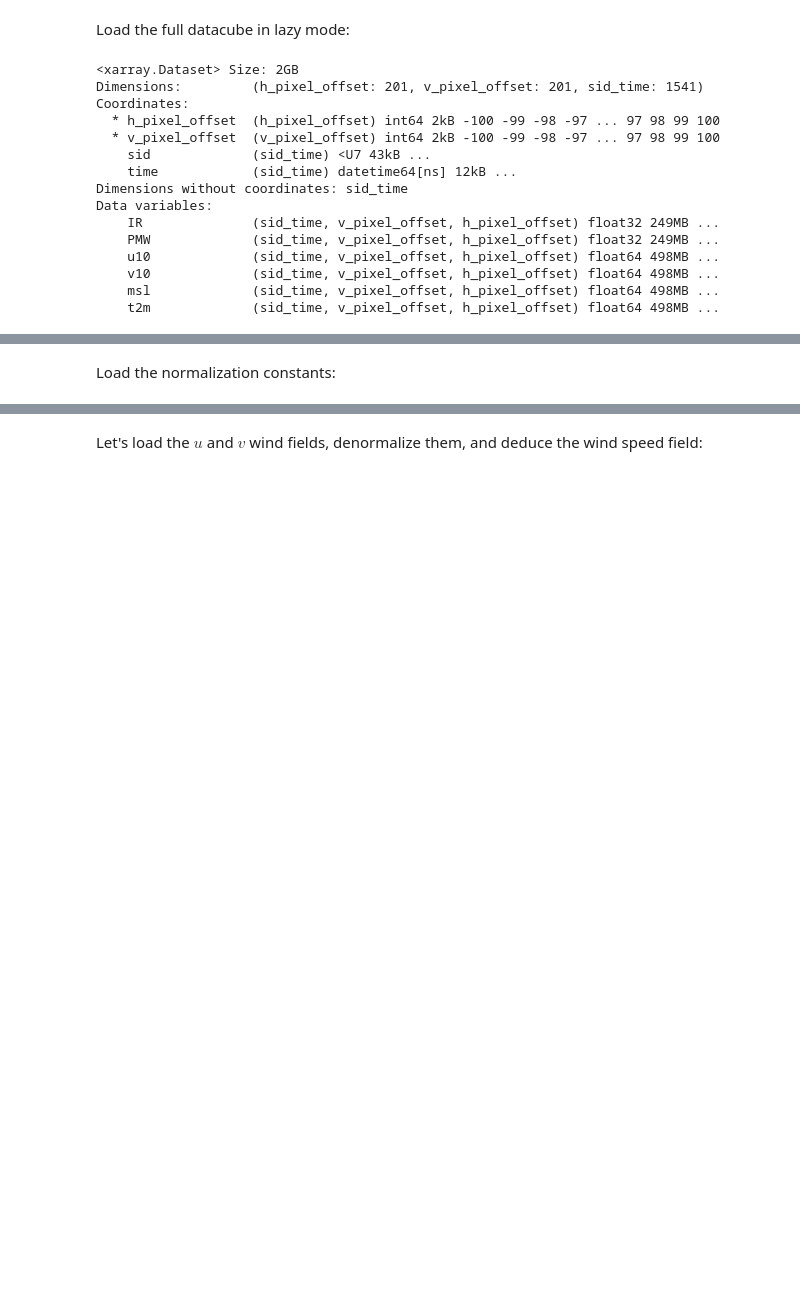
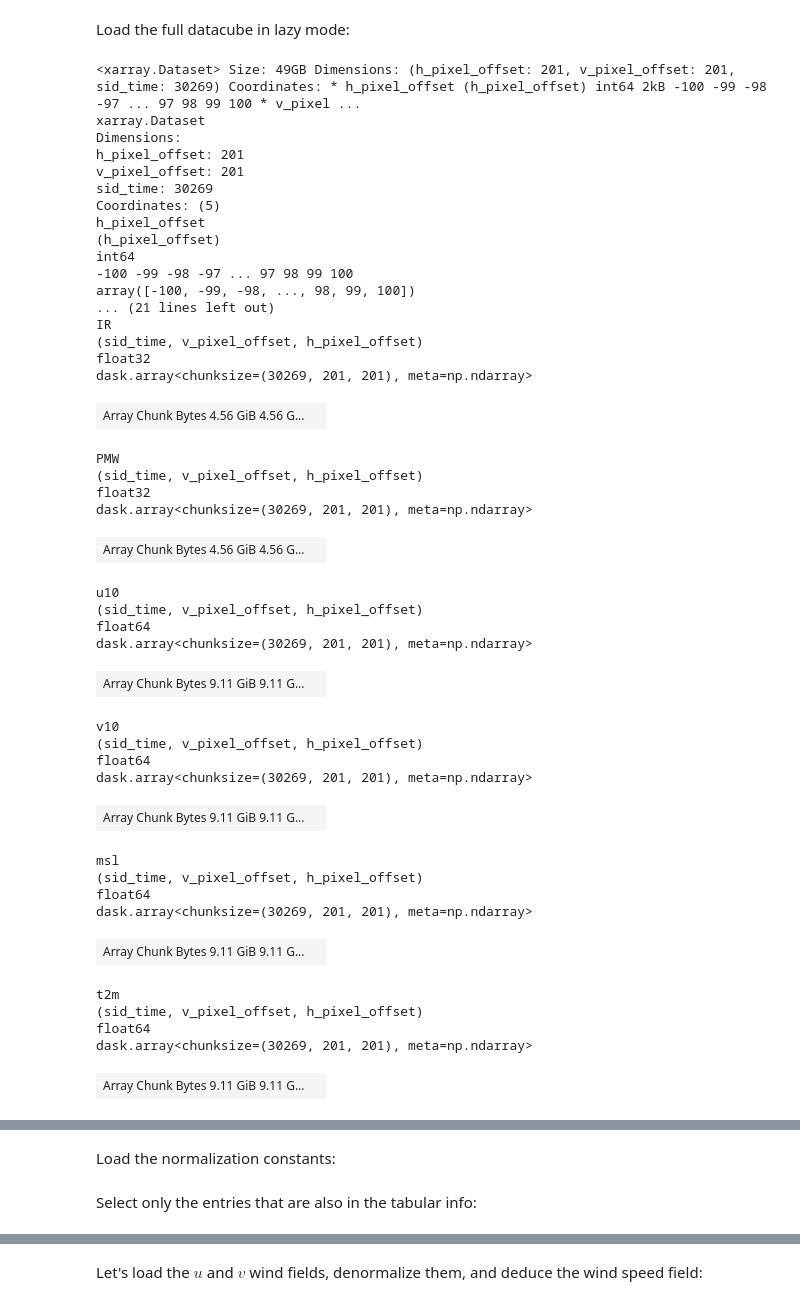
Before and after one commit to dauvillc/tc_probabilistic_forecasting, a Jupyter notebook: notebooks/explore_tcir.ipynb, the cells around one changed output, grey strips where cells are left out. Cells and saved outputs as stored; diff of their text form; code cells hidden in the pictures; blank space fills up the shorter version.

```diff
--- a/notebooks/explore_tcir.ipynb
+++ b/notebooks/explore_tcir.ipynb
@@ -199,21 +201,49 @@ for i, ax in enumerate(axes.flatten()):
 # %% [markdown]
 Load the full datacube in lazy mode:
 # %%
-datacube = xr.open_dataset(_TCIR_PATH_ / "train/datacube.nc")
+datacube = xr.open_mfdataset([_TCIR_PATH_ / "train/datacube.nc"]).set_xindex(['sid', 'time'])
 datacube
 # %% [output]
-<xarray.Dataset> Size: 2GB
-Dimensions:         (h_pixel_offset: 201, v_pixel_offset: 201, sid_time: 1541)
-Coordinates:
-  * h_pixel_offset  (h_pixel_offset) int64 2kB -100 -99 -98 -97 ... 97 98 99 100
-  * v_pixel_offset  (v_pixel_offset) int64 2kB -100 -99 -98 -97 ... 97 98 99 100
-    sid             (sid_time) <U7 43kB ...
-    time            (sid_time) datetime64[ns] 12kB ...
-Dimensions without coordinates: sid_time
-Data variables:
-    IR              (sid_time, v_pixel_offset, h_pixel_offset) float32 249MB ...
-    PMW             (sid_time, v_pixel_offset, h_pixel_offset) float32 249MB ...
-    u10             (sid_time, v_pixel_offset, h_pixel_offset) float64 498MB ...
-    v10             (sid_time, v_pixel_offset, h_pixel_offset) float64 498MB ...
-    msl             (sid_time, v_pixel_offset, h_pixel_offset) float64 498MB ...
-    t2m             (sid_time, v_pixel_offset, h_pixel_offset) float64 498MB ...
+<xarray.Dataset> Size: 49GB Dimensions: (h_pixel_offset: 201, v_pixel_offset: 201, sid_time: 30269) Coordinates: * h_pixel_offset (h_pixel_offset) int64 2kB -100 -99 -98 -97 ... 97 98 99 100 * v_pixel ...
+xarray.Dataset
+Dimensions:
+h_pixel_offset: 201
+v_pixel_offset: 201
+sid_time: 30269
+Coordinates: (5)
+h_pixel_offset
+(h_pixel_offset)
+int64
+-100 -99 -98 -97 ... 97 98 99 100
+array([-100, -99, -98, ..., 98, 99, 100])
+... (21 lines left out)
+IR
+(sid_time, v_pixel_offset, h_pixel_offset)
+float32
+dask.array<chunksize=(30269, 201, 201), meta=np.ndarray>
+| Array Chunk Bytes 4.56 GiB 4.56 G... |  |
+PMW
+(sid_time, v_pixel_offset, h_pixel_offset)
+float32
+dask.array<chunksize=(30269, 201, 201), meta=np.ndarray>
+| Array Chunk Bytes 4.56 GiB 4.56 G... |  |
+u10
+(sid_time, v_pixel_offset, h_pixel_offset)
+float64
+dask.array<chunksize=(30269, 201, 201), meta=np.ndarray>
+| Array Chunk Bytes 9.11 GiB 9.11 G... |  |
+v10
+(sid_time, v_pixel_offset, h_pixel_offset)
+float64
+dask.array<chunksize=(30269, 201, 201), meta=np.ndarray>
+| Array Chunk Bytes 9.11 GiB 9.11 G... |  |
+msl
+(sid_time, v_pixel_offset, h_pixel_offset)
+float64
+dask.array<chunksize=(30269, 201, 201), meta=np.ndarray>
+| Array Chunk Bytes 9.11 GiB 9.11 G... |  |
+t2m
+(sid_time, v_pixel_offset, h_pixel_offset)
+float64
+dask.array<chunksize=(30269, 201, 201), meta=np.ndarray>
+| Array Chunk Bytes 9.11 GiB 9.11 G... |  |
@@ -222,3 +265,5 @@ Load the normalization constants:
 # %%
 datacube_mean = xr.open_dataset(_TCIR_PATH_ / "datacube_mean.nc")
 datacube_std = xr.open_dataset(_TCIR_PATH_ / "datacube_std.nc")
+# %% [markdown]
+Select only the entries that are also in the tabular info:
```
Also changed, not shown: parts of 25 cells of this notebook.
